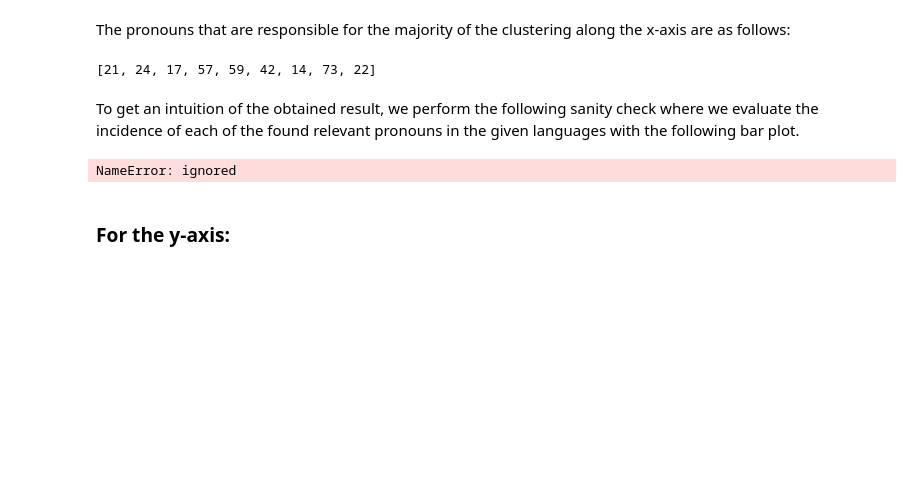
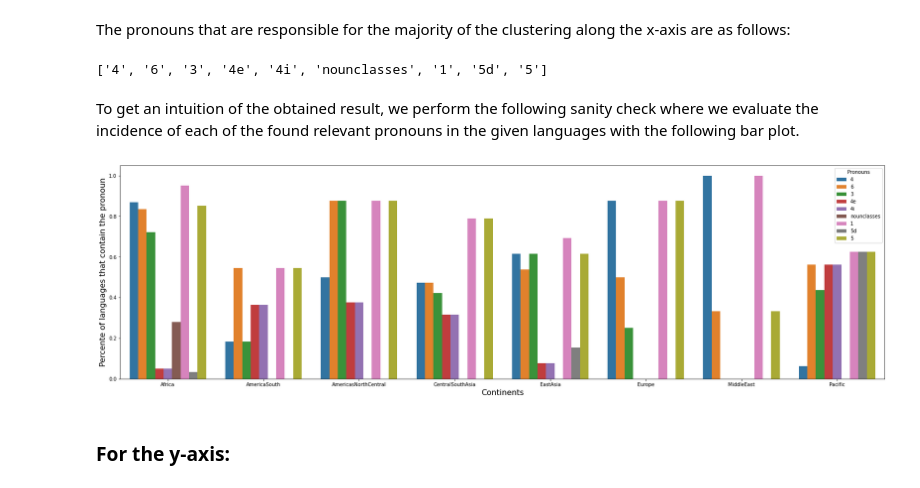
Before and after one commit to camoalon/language_genes, a Jupyter notebook: pronounsRuhlen_PCCA.ipynb, the cells around one changed output. Cells and saved outputs as stored; diff of their text form; code cells hidden in the pictures; blank space fills up the shorter version.

Commit message:
Added labels

```diff
--- a/pronounsRuhlen_PCCA.ipynb
+++ b/pronounsRuhlen_PCCA.ipynb
@@ -38,7 +38,7 @@ These are the data that Nicole sorted out into a list of regions with both prono
 % cd /content/language_genes/data/Ruhlen
 
 pronouns = pd.read_csv('Pronouns_139ruhlen.txt',sep='\t',header=None)
-# I'M MISSING THE LABELS FOR EACH PRONOUN
+labels_pronouns = pd.read_csv('PronounsColumns_139ruhlen.txt', skiprows = 2, sep='\t',header=None)
 
 alleles = pd.read_csv('AlleleFrequencies_139ruhlen.txt',sep='\t',header=None)
 alleles.drop(139,axis=1,inplace=True)
@@ -85,7 +85,7 @@ pronouns_pca = pd.DataFrame(pca_data)
 
 pronouns_var = np.round(pca.explained_variance_ratio_* 100, decimals=1)
 pronouns_pca_loadings = pd.DataFrame(pca.components_.T * np.sqrt(pca.explained_variance_))
-# I'M MISSING LABELS HERE
+pronouns_pca_loadings.index = labels_pronouns[0]
 # %% [markdown]
 Once the PCA projection is found, we rely in the elbow method to asses what the dimension reduction should be, i.e. how many principal components are necessasry to keep the relevant information for the further analysis.
 # %%
@@ -429,36 +429,36 @@ The pronouns that are responsible for the majority of the clustering along the x
 pronouns_x = list(pronouns_loadings_sorted_xaxis[0:9].index)
 print(pronouns_x)
 # %% [output]
-[21, 24, 17, 57, 59, 42, 14, 73, 22]
+['4', '6', '3', '4e', '4i', 'nounclasses', '1', '5d', '5']
 # %% [markdown]
 To get an intuition of the obtained result, we perform the following sanity check where we evaluate the incidence of each of the found relevant pronouns in the given languages with the following bar plot.
 # %%
 #@title Presence of each of the relevant pronouns along the first correlation component in the languages of each of the contients
 pronouns_x_index = np.empty(len(pronouns_x))
 
-for i,pronoun in enumerate(pronouns_x):
-  pronouns_x_index[i] = pronouns_info_paper[pronouns_info_paper[1] == pronoun][0]-1
+for i,interesting_pronoun in enumerate(pronouns_x):
+  pronouns_x_index[i] = np.where(labels_pronouns == interesting_pronoun)[0][0]
 
 languages_x = pd.DataFrame(columns = ['Continents','Languages','Pronouns'])
 languages_x_tmp = pd.DataFrame(columns = ['Continents','Languages','Pronouns'])
 
-for continent in continents_paper.unique():
+for continent in np.unique(continents):
   for i in range(0,len(pronouns_x)):
-    languages = languages_info_paper[languages_info_paper[pronouns_x_index[i]] == 1]['Continents']
-    current_language = list(languages).count(continent)/list(continents_paper).count(continent)
+    languages = continents[np.where(pronouns.iloc[int(pronouns_x_index[i])] == 1)[0]]
+    current_language = list(languages).count(continent)/list(continents).count(continent)
     current_continent = continent
     current_pronoun = pronouns_x[i]
     addition = [current_continent, current_language, current_pronoun]
     languages_x_tmp.loc[i] = addition
   languages_x = languages_x.append(languages_x_tmp, ignore_index = True)
 
 fig,ax = plt.subplots(nrows=1,ncols=1,figsize=(28,8))
 ax = sns.barplot(data = languages_x,x ='Continents', y ='Languages', hue = 'Pronouns')
 xlabel = ax.set_xlabel("Continents", fontsize = 16)
 ylabel = ax.set_ylabel("Percente of languages that contain the pronoun", fontsize = 16)
 plt.savefig('sanity_check_x.pdf')
 # %% [output]
-NameError: ignored
+[figure, added]
 # %% [markdown]
 ### For the y-axis:
 # %% [markdown]
```
Also changed, not shown: parts of 7 cells of this notebook.
